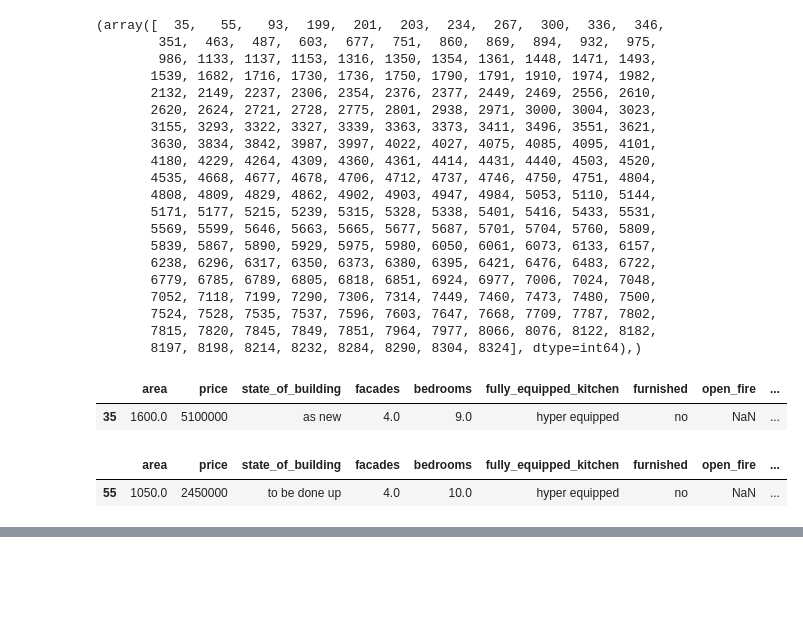
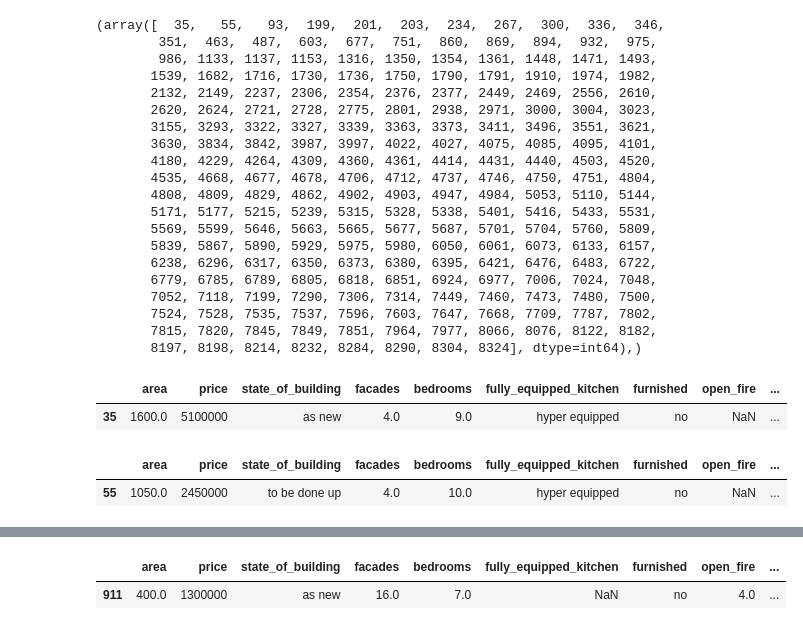
Before and after one commit to matthew-samyn/challenge-data-analysis, a Jupyter notebook: outliers.ipynb, the cells around one changed output, grey strips where cells are left out. Cells and saved outputs as stored; diff of their text form; code cells hidden in the pictures; blank space fills up the shorter version.

```diff
--- a/outliers.ipynb
+++ b/outliers.ipynb
@@ -169,0 +193,5 @@ df.loc[55:55]
+# %%
+df.iloc[[df['facades'].idxmax()]]
+# %% [output]
+|  | area | price | state_of_building | facades | bedrooms | fully_equipped_kitchen | furnished | open_fire | ... |
+| 911 | 400.0 | 1300000 | as new | 16.0 | 7.0 | NaN | no | 4.0 | ... |
```
Also changed, not shown: parts of 3 cells of this notebook.
